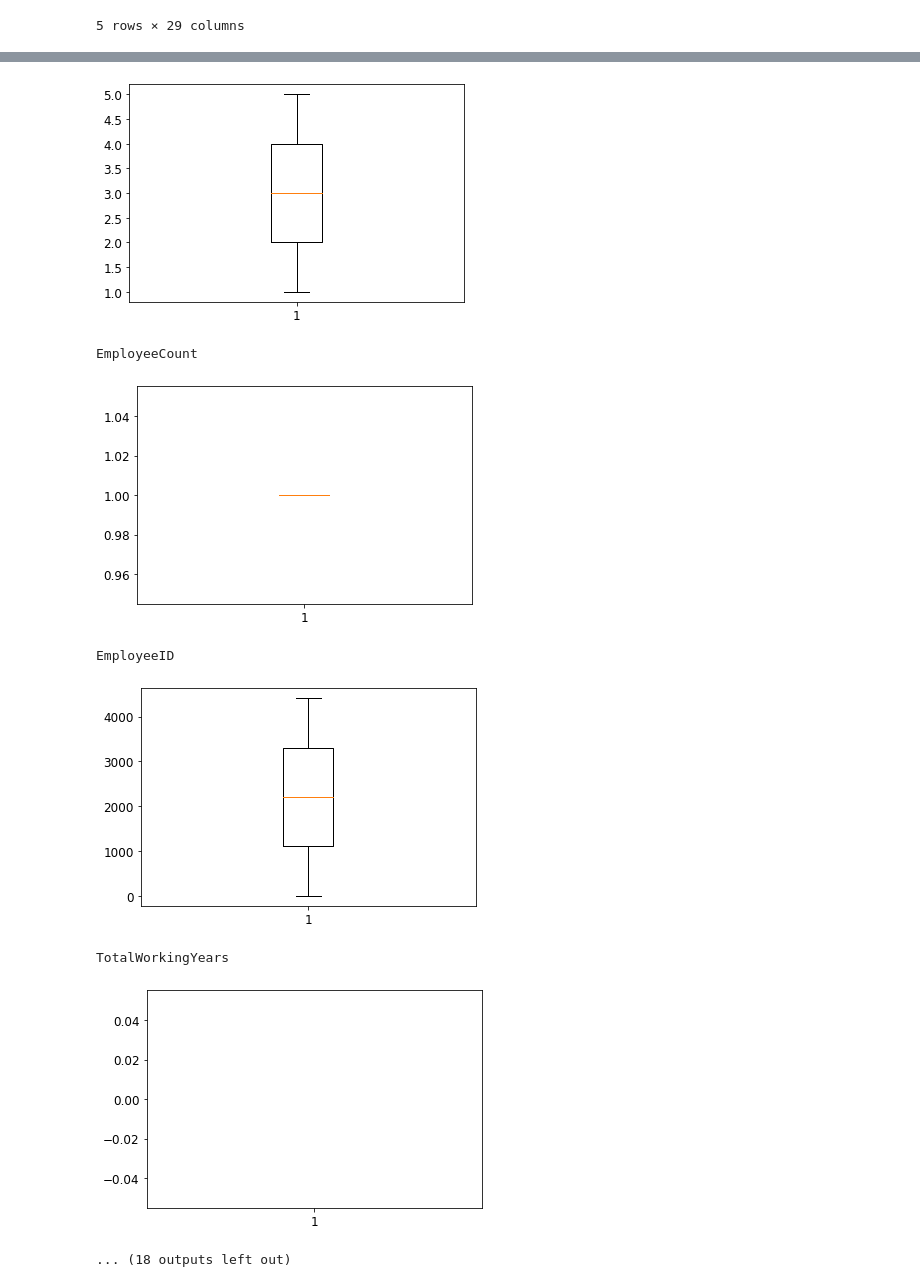
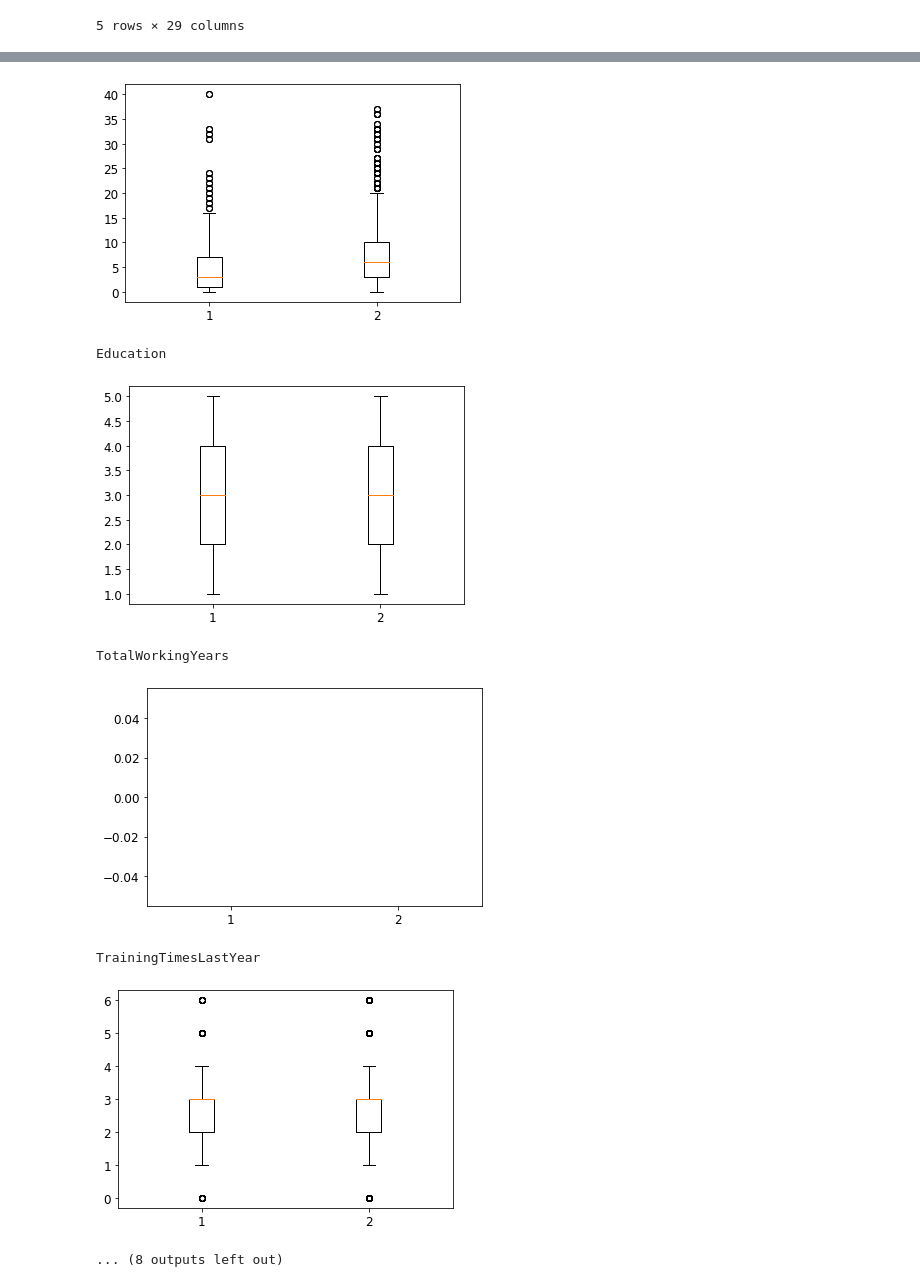
Before and after one commit to KindPixel/Projet-IA, a Jupyter notebook: ProjetIA.ipynb, the cells around one changed output, grey strips where cells are left out. Saved outputs shown, nothing was run; the diff lists cells and outputs as text; code cells hidden in the pictures.

```diff
--- a/ProjetIA.ipynb
+++ b/ProjetIA.ipynb
@@ -69,8 +123,19 @@ pd.DataFrame.head(dataset, 5)
 # %%
-rawArray = ["Age","DistanceFromHome","Education","EmployeeCount","EmployeeID","TotalWorkingYears","TrainingTimesLastYear","YearsAtCompany","YearsSinceLastPromotion","YearsWithCurrManager","EnvironmentSatisfaction","JobSatisfaction","WorkLifeBalance","JobInvolvement","PerformanceRating"]
+rawArray = ["Age","DistanceFromHome","YearsAtCompany","Education","TotalWorkingYears","TrainingTimesLastYear","YearsAtCompany","YearsSinceLastPromotion","YearsWithCurrManager","EnvironmentSatisfaction"]
+
+# dataset_yes = dataset.where(dataset["Attrition"]=="Yes", 0)
+# dataset_no  = dataset.where(dataset["Attrition"]=="No", 1)
+
+dataset_yes = dataset_yes.loc[dataset_yes["Attrition"] != 0]
+dataset_no = dataset_no.loc[dataset_no["Attrition"] != 1]
+
+print(len(dataset_no), len(dataset_yes))
+print(dataset_yes["TotalWorkingYears"])
+# for i in dataset_yes:
+# 	dataset_yes["TotalWorkingYears"]
 
 for col in rawArray:
-    plt.boxplot(dataset[col])
+    plt.boxplot([dataset_yes[col], dataset_no[col]])
     print(col)
     plt.show()
 # %% [output]
@@ -82,8 +160,8 @@ Education
-[figure, old version]
+[figure, new version]
-EmployeeCount
+Education
-[figure, old version]
+[figure, new version]
-EmployeeID
+TotalWorkingYears
-[figure, old version]
+[figure, new version]
-TotalWorkingYears
+TrainingTimesLastYear
-[figure, old version]
+[figure, new version]
-... (18 outputs left out)
+... (8 outputs left out)
```
Also changed, not shown: parts of 6 cells of this notebook, 1 other file.
